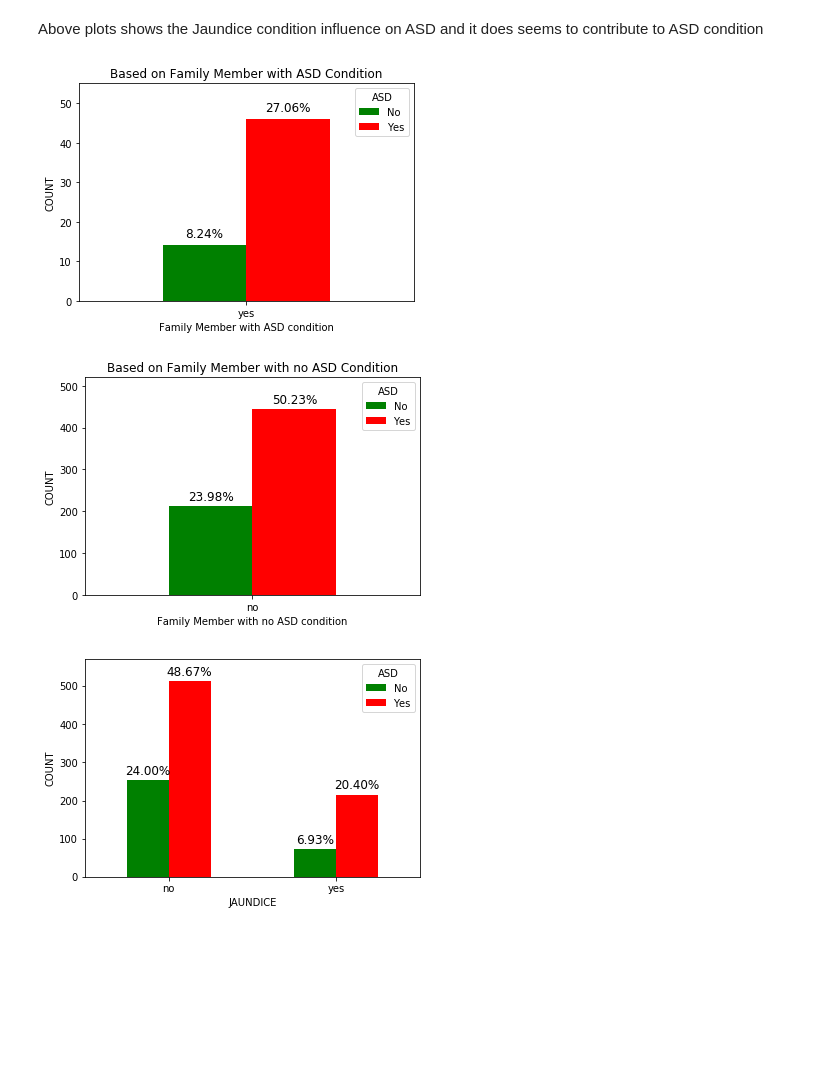
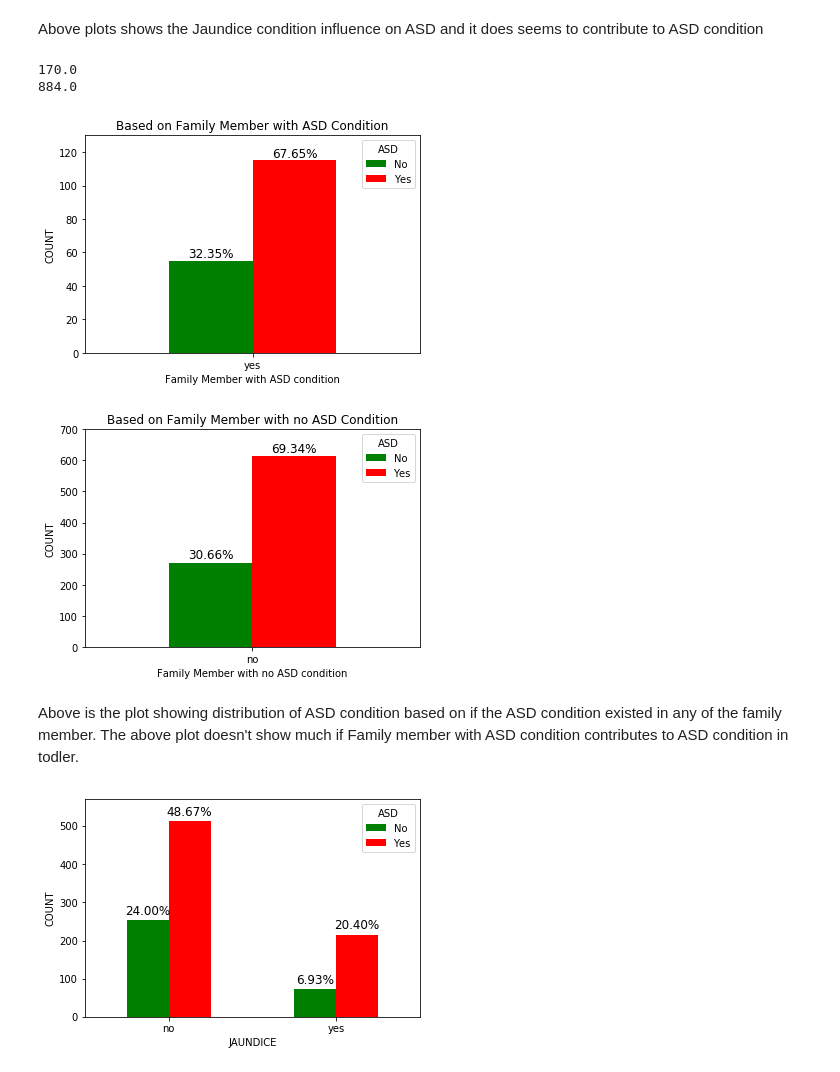
Before and after one commit to rajpragit/capstone, a Jupyter notebook: proj1/toddler-autism-model.ipynb, the cells around one changed output. Cells and saved outputs as stored; diff of their text form; code cells hidden in the pictures; blank space fills up the shorter version.

```diff
--- a/proj1/toddler-autism-model.ipynb
+++ b/proj1/toddler-autism-model.ipynb
@@ -131,41 +131,48 @@ fm_asd_no=data.loc[data['Family_mem_with_ASD'] == 'no']
 #print(asd_yes)
 #print(asd_yes.info())
 #plt.subplot(1, 2, 1)
-ax=pd.crosstab(asd_yes.Jaundice, fm_asd_yes.ASD).plot(kind='bar', stacked=False, color=['green','red'], grid=False)
+ax=pd.crosstab(fm_asd_yes.Family_mem_with_ASD, fm_asd_yes.ASD).plot(kind='bar', stacked=False, color=['green','red'], grid=False)
 #ct=pd.crosstab(data.Jaundice, data.ASD)
 #print(ct)
 plt.ylabel("COUNT", fontsize=10)
 plt.xlabel("Family Member with ASD condition", fontsize=10)
 ax.set_title("Based on Family Member with ASD Condition", fontsize=12)
 total = float(len(fm_asd_yes))
-plt.ylim(0, 55)
+print(total)
+plt.ylim(0, 130)
 for p in ax.patches:
     height = p.get_height()
     #print(height)
     ax.text(p.get_x()+p.get_width()/2.,
     height +2,
     '{:1.2f}%'.format(height/total*100) ,
     ha="center", fontsize=12)
 ax.set_xticklabels(ax.get_xticklabels(), rotation=0, ha="center", fontsize=10)
 #plt.subplot(1, 2, 2)
-ax=pd.crosstab(asd_no.Jaundice, fm_asd_no.ASD).plot(kind='bar', stacked=False, color=['green','red'], grid=False)
+
+ax=pd.crosstab(fm_asd_no.Family_mem_with_ASD, fm_asd_no.ASD).plot(kind='bar', stacked=False, color=['green','red'], grid=False)
 plt.ylabel("COUNT", fontsize=10)
 plt.xlabel("Family Member with no ASD condition", fontsize=10)
 ax.set_title("Based on Family Member with no ASD Condition", fontsize=12)
 total = float(len(fm_asd_no))
-plt.ylim(0, 520)
+print(total)
+plt.ylim(0, 700)
 for p in ax.patches:
     height = p.get_height()
     #print(height)
     ax.text(p.get_x()+p.get_width()/2.,
     height + 15,
     '{:1.2f}%'.format(height/total*100) ,
     ha="center", fontsize=12)
 ax.set_xticklabels(ax.get_xticklabels(), rotation=0, ha="center", fontsize=10)
 plt.show()
 # %% [output]
+170.0
+884.0
-[figure, old version]
+[figure, new version]
-[figure, old version]
+[figure, new version]
+# %% [markdown]
+Above is the plot showing distribution of ASD condition based on if the ASD condition existed in any of the family member. The above plot doesn't show much if Family member with ASD condition contributes to ASD condition in todler.
 # %%
 #pd.crosstab(data.ASD, data.Jaundice).plot(kind='bar')
 ax=pd.crosstab(data.Jaundice, data.ASD).plot(kind='bar', stacked=False, color=['green','red'], grid=False)
```
Also changed, not shown: parts of 3 cells of this notebook.
